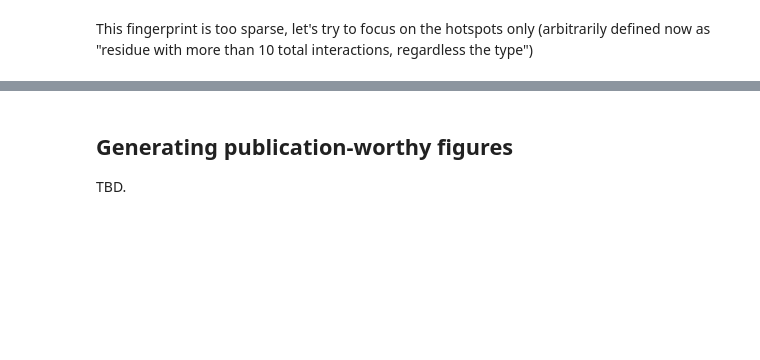
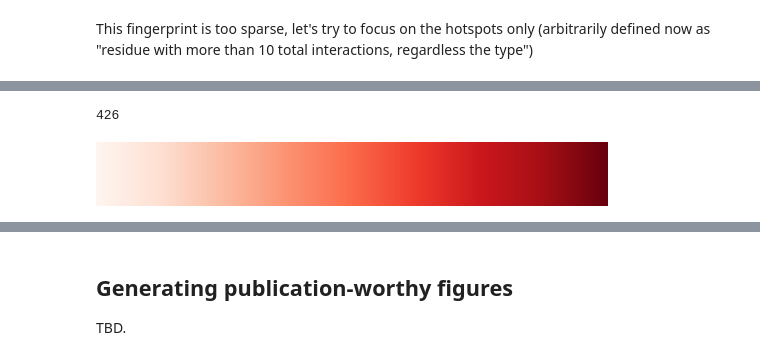
Before and after one commit to volkamerlab/plipify, a Jupyter notebook: projects/01/fragalysis.ipynb, the cells around one changed output, grey strips where cells are left out. Cells and saved outputs as stored; diff of their text form; code cells hidden in the pictures; blank space fills up the shorter version.

Commit message:
add basic functionality to visualize the number of interactions using nglview

```diff
--- a/projects/01/fragalysis.ipynb
+++ b/projects/01/fragalysis.ipynb
@@ -257,0 +293,5 @@ fp_focused.style.background_gradient(axis=None, cmap="YlGnBu")
+# %%
+# add sum column
+#cols_to_sum = fp_focused.columns[ : fp_focused.shape[1]]
+#fp_focused['IA_sum'] = fp_focused[cols_to_sum].sum(axis=1)
+fp_focused['sum'] = fp_focused.sum(axis=1)
@@ -257,0 +321,12 @@ fp_focused.style.background_gradient(axis=None, cmap="YlGnBu")
+# %%
+# prepare color maps
+max_n_interactions = fp_focused["sum"].max()
+max_n_interactions
+# %% [output]
+426
+# %%
+from matplotlib import cm, colors
+cmap = cm.get_cmap("Reds", max_n_interactions)
+cmap
+# %% [output]
+[figure, added]
```
Also changed, not shown: parts of 14 cells of this notebook.
